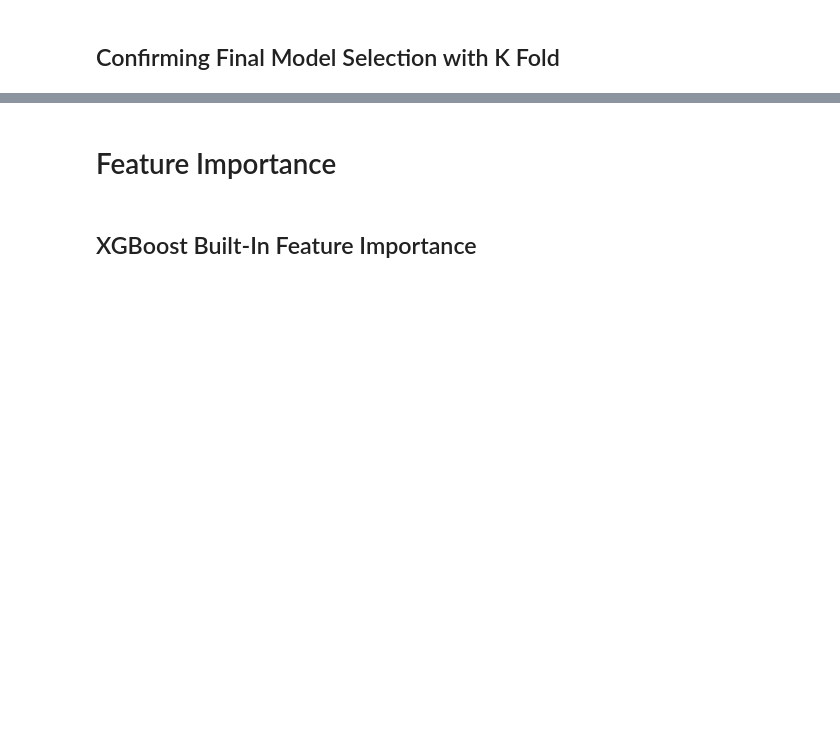
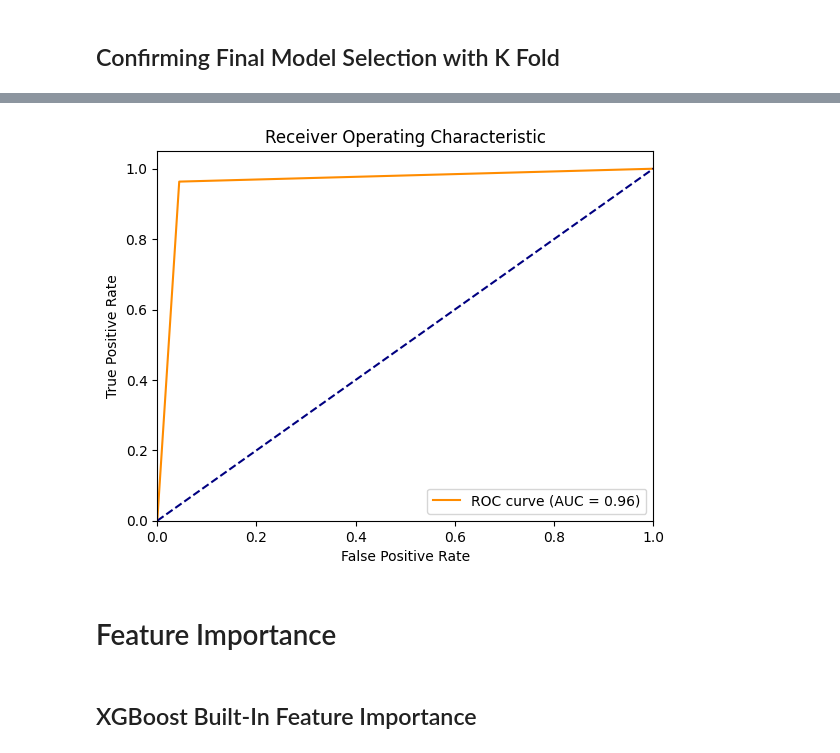
Before and after one commit to emilykmarsh/Disney_Airline_Feature_Recommendation, a Jupyter notebook: Notebook.ipynb, the cells around one changed output, grey strips where cells are left out. Cells and saved outputs as stored; diff of their text form; code cells hidden in the pictures; blank space fills up the shorter version.

```diff
--- a/Notebook.ipynb
+++ b/Notebook.ipynb
@@ -1812,0 +1772,5 @@ average_f1 = np.mean(f1_scores)
+# %%
+#split dataset into dependent variables and indepedent variables
+
+aspects_full = dfnn.drop(columns=['Satisfaction'], axis=1)
+target_full = dfnn['Satisfaction']
@@ -1813,3 +1839,18 @@ average_f1 = np.mean(f1_scores)
+# %%
+fpr, tpr, thresholds = roc_curve(y_full_test, y_final_test)
+roc_auc = auc(fpr, tpr)
+plt.figure()
+plt.plot(fpr, tpr, color='darkorange', label='ROC curve (AUC = %0.2f)' % roc_auc)
+plt.plot([0, 1], [0, 1], color='navy', linestyle='--')
+plt.xlim([0.0, 1.0])
+plt.ylim([0.0, 1.05])
+plt.xlabel('False Positive Rate')
+plt.ylabel('True Positive Rate')
+plt.title('Receiver Operating Characteristic')
+plt.legend(loc="lower right")
+plt.show();
+# %% [output]
+[figure, added]
 # %% [markdown]
 # Feature Importance
 # %% [markdown]
```
Also changed, not shown: parts of 106 cells of this notebook, 1 other file.
